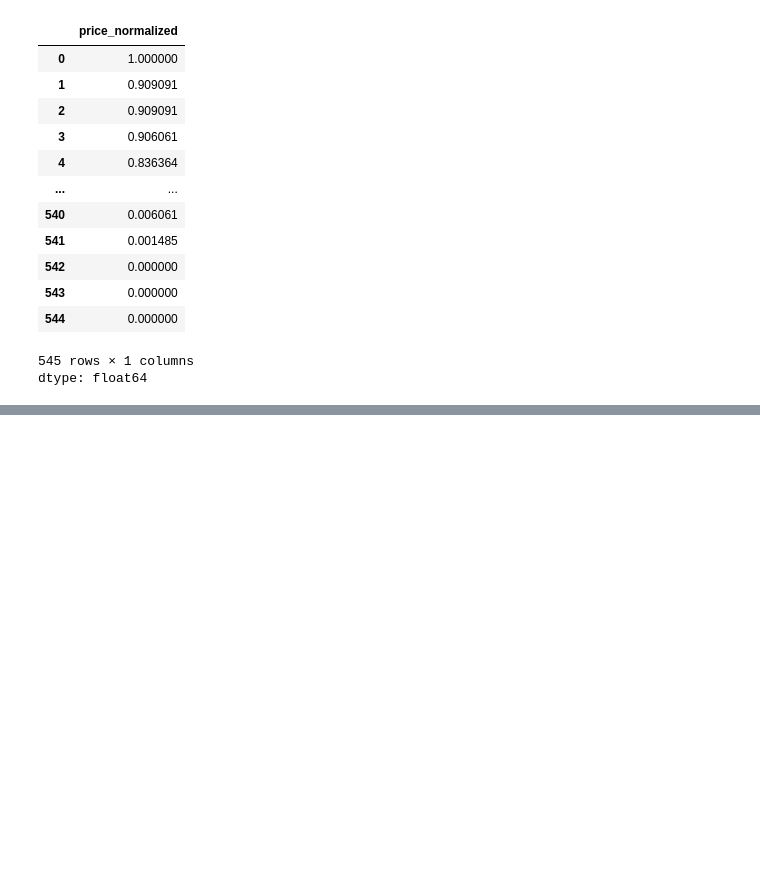
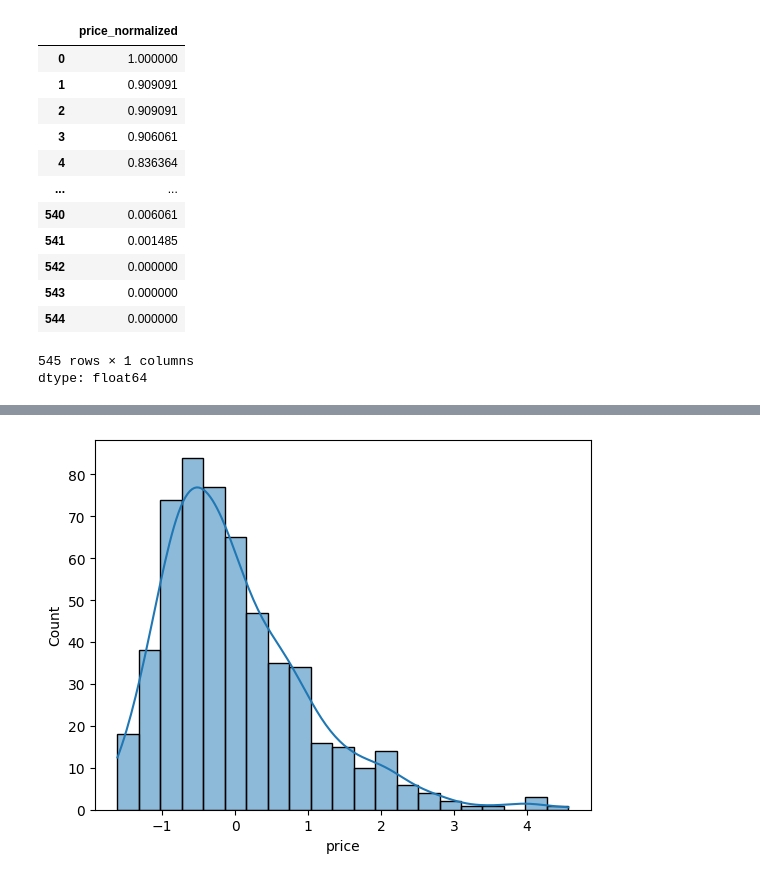
Before and after one commit to merajsiddieque/ML-Lab, a Jupyter notebook: ML_Lab2.ipynb, the cells around one changed output, grey strips where cells are left out. Drawn from its saved outputs; the diff is of its cells as text; code cells hidden in the pictures; blank space fills up the shorter version.

```diff
--- a/ML_Lab2.ipynb
+++ b/ML_Lab2.ipynb
@@ -64,0 +103,10 @@ dtype: float64
+# %%
+
+min_max_scaling = df.copy()
+
+for col in min_max_scaling.select_dtypes(include=['int64', 'float64']).columns:
+    min_val = min_max_scaling[col].min()
+    max_val = min_max_scaling[col].max()
+    min_max_scaling[col] = (min_max_scaling[col] - min_val) / (max_val - min_val)
+
+min_max_scaling.head()
@@ -64,0 +120,12 @@ dtype: float64
+# %%
+standard_scaling = df.copy()
+
+for col in standard_scaling.select_dtypes(include=['int64', 'float64']).columns:
+    mean_val = standard_scaling[col].mean()
+
+    variance = ((standard_scaling[col] - mean_val) ** 2).sum() / (len(standard_scaling[col]) - 1)
+    std_val = np.sqrt(variance)
+
+    standard_scaling[col] = (standard_scaling[col] - mean_val) / std_val
+
+standard_scaling.head()
@@ -64,0 +169,8 @@ dtype: float64
+# %%
+for col in df.select_dtypes(include=['float64', 'int64']).columns:
+    median_val = df[col].median()
+    df[col].fillna(median_val, inplace=True)
+
+for col in df.select_dtypes(include=['object', 'category']).columns:
+    mode_val = df[col].mode()[0]
+    df[col].fillna(mode_val, inplace=True)
@@ -64,0 +184,15 @@ dtype: float64
+# %%
+from sklearn.preprocessing import StandardScaler
+
+scaler = StandardScaler()
+numeric_cols = df.select_dtypes(include=['float64', 'int64']).columns
+
+df[numeric_cols] = scaler.fit_transform(df[numeric_cols])
+# %%
+import matplotlib.pyplot as plt
+import seaborn as sns
+
+sns.histplot(df[numeric_cols[0]], kde=True)
+plt.show()
+# %% [output]
+[figure, added]
```
Also changed, not shown: parts of 13 cells of this notebook.
